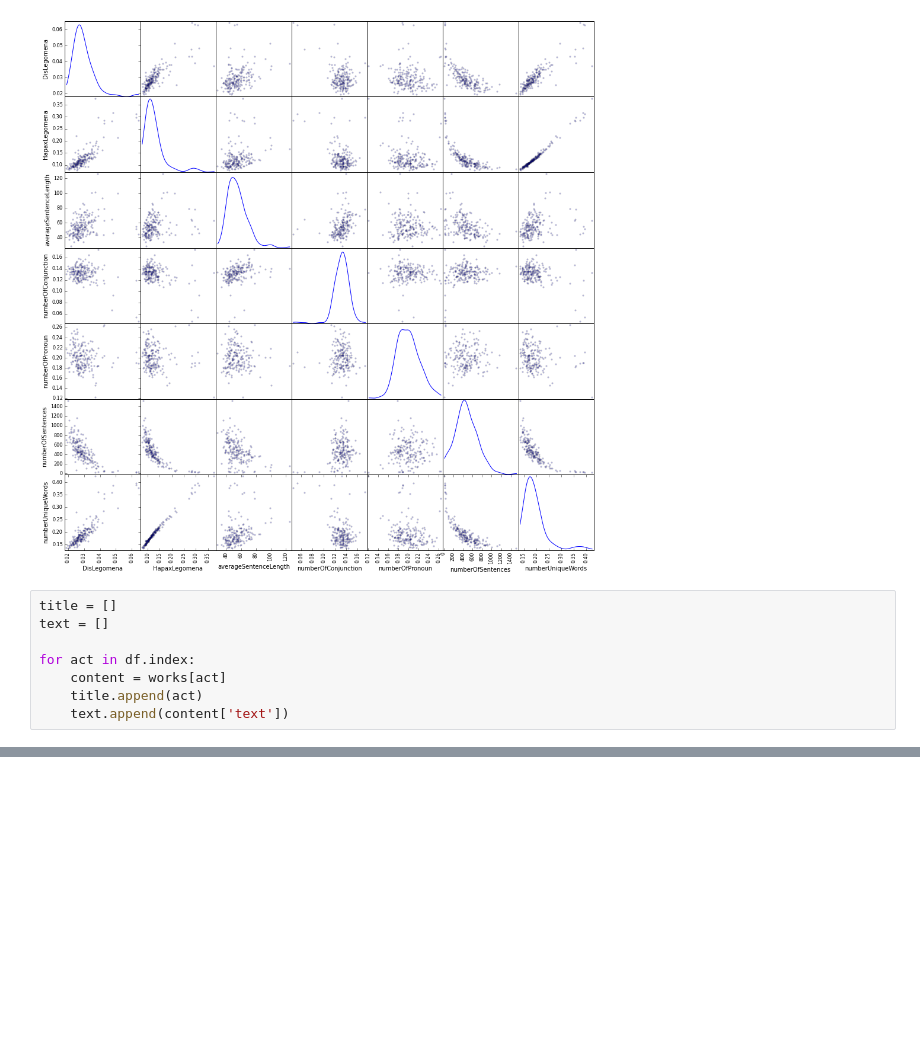
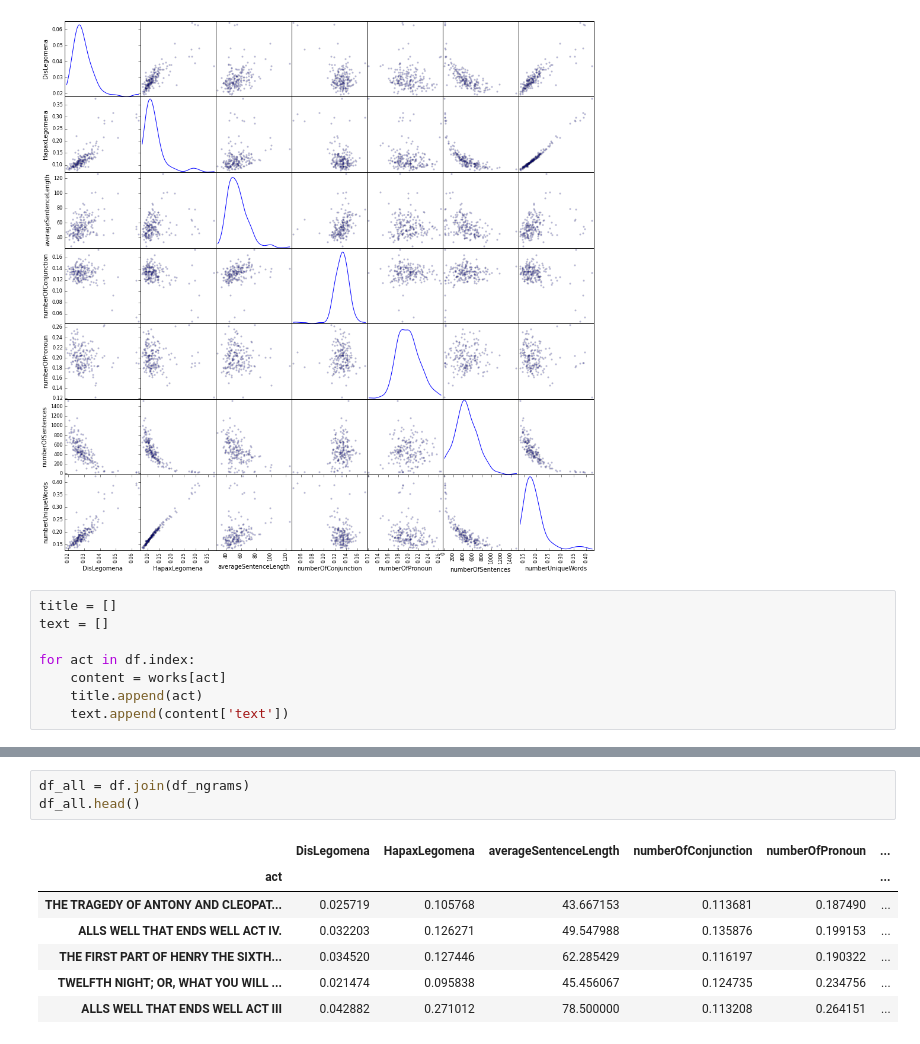
Before and after one commit to bin09122015/HW4, a Jupyter notebook: Generate feature table and tried clustering-v1026.ipynb, the cells around one changed output, grey strips where cells are left out. Drawn from its saved outputs; the diff is of its cells as text; blank space fills up the shorter version.

```diff
--- a/Generate feature table and tried clustering-v1026.ipynb
+++ b/Generate feature table and tried clustering-v1026.ipynb
@@ -277,0 +259,11 @@ A MIDSUMMER NIGHT'S DREAM ACT III
+# %%
+df_all = df.join(df_ngrams)
+df_all.head()
+# %% [output]
+|  | DisLegomena | HapaxLegomena | averageSentenceLength | numberOfConjunction | numberOfPronoun | ... |
+| act |  |  |  |  |  | ... |
+| THE TRAGEDY OF ANTONY AND CLEOPAT... | 0.025719 | 0.105768 | 43.667153 | 0.113681 | 0.187490 | ... |
+| ALLS WELL THAT ENDS WELL ACT IV. | 0.032203 | 0.126271 | 49.547988 | 0.135876 | 0.199153 | ... |
+| THE FIRST PART OF HENRY THE SIXTH... | 0.034520 | 0.127446 | 62.285429 | 0.116197 | 0.190322 | ... |
+| TWELFTH NIGHT; OR, WHAT YOU WILL ... | 0.021474 | 0.095838 | 45.456067 | 0.124735 | 0.234756 | ... |
+| ALLS WELL THAT ENDS WELL ACT III | 0.042882 | 0.271012 | 78.500000 | 0.113208 | 0.264151 | ... |
```
Also changed, not shown: parts of 9 cells of this notebook, 2 other files.
